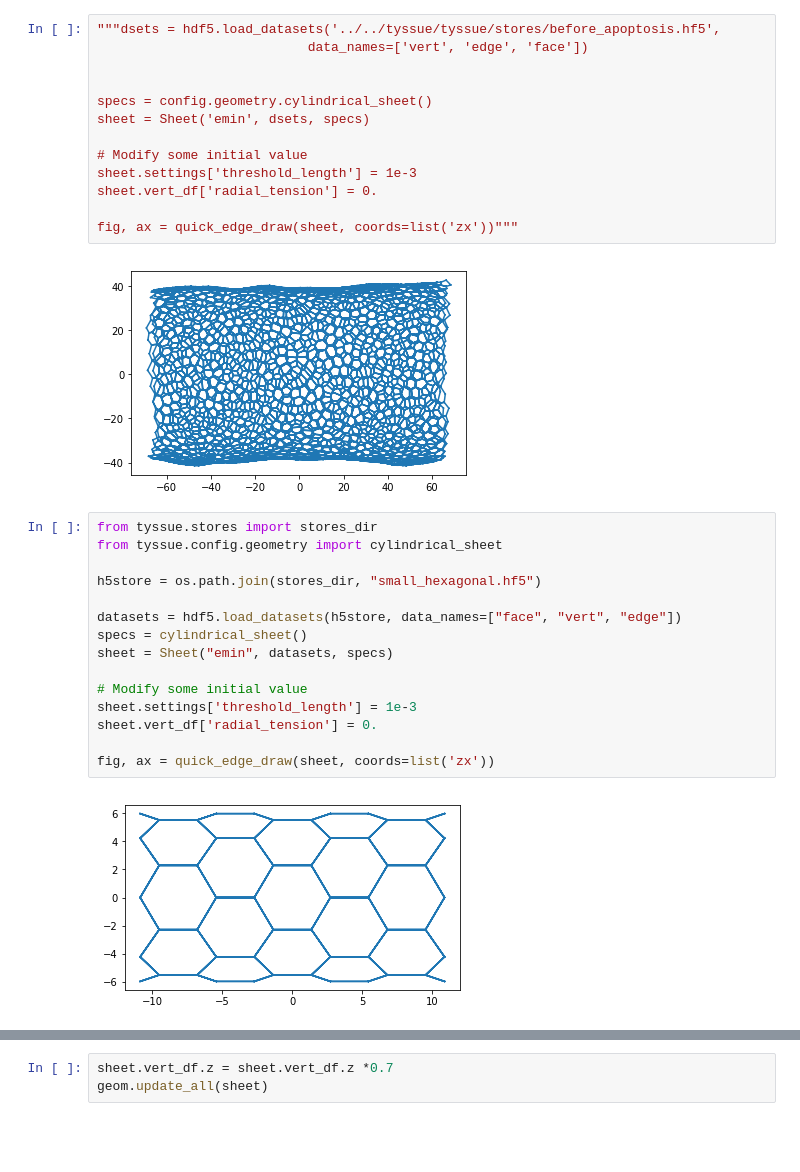
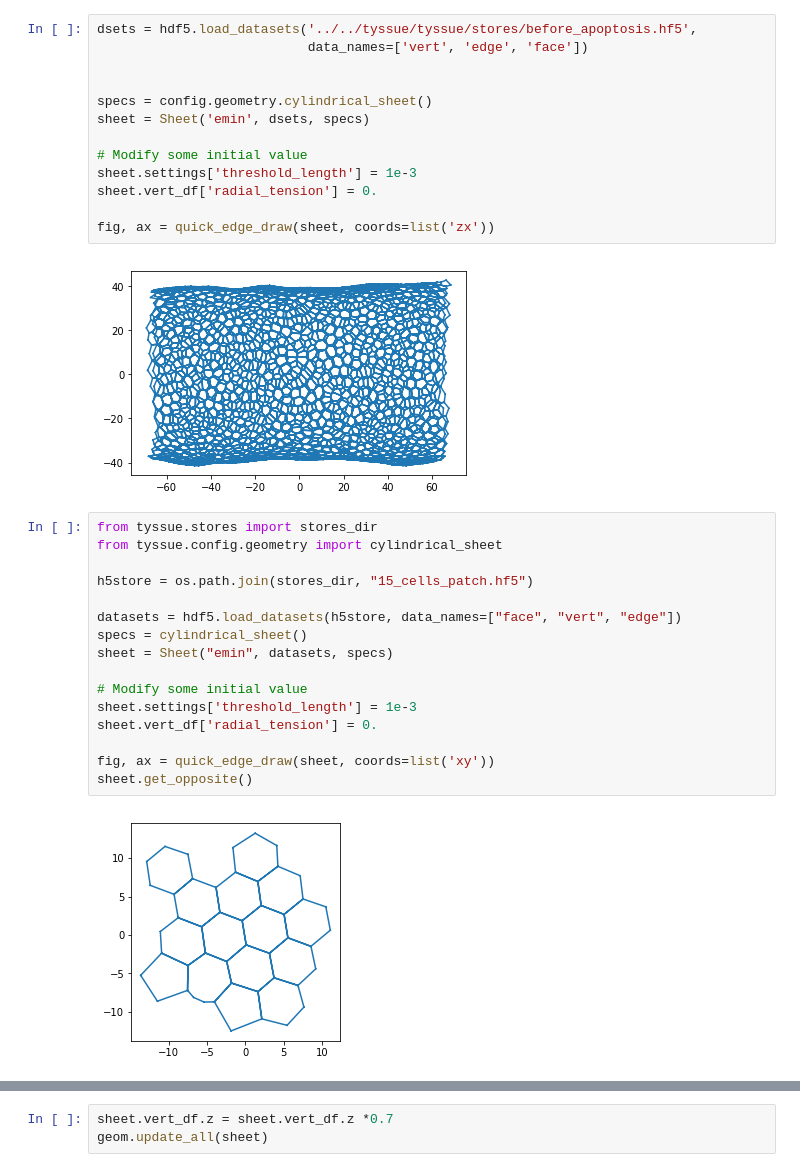
Before and after one commit to suzannelab/polarity, a Jupyter notebook: notebooks/polarity_salbreux.ipynb, the cells around one changed output, grey strips where cells are left out. Cells and saved outputs as stored; diff of their text form; blank space fills up the shorter version.

```diff
--- a/notebooks/polarity_salbreux.ipynb
+++ b/notebooks/polarity_salbreux.ipynb
@@ -40,7 +67,7 @@ EllipsoidBModel = model_factory(
 
 model = EllipsoidBModel
 # %%
-"""dsets = hdf5.load_datasets('../../tyssue/tyssue/stores/before_apoptosis.hf5',
+dsets = hdf5.load_datasets('../../tyssue/tyssue/stores/before_apoptosis.hf5',
                            data_names=['vert', 'edge', 'face'])
 
 
@@ -51,25 +78,26 @@ sheet = Sheet('emin', dsets, specs)
 sheet.settings['threshold_length'] = 1e-3
 sheet.vert_df['radial_tension'] = 0.
 
-fig, ax = quick_edge_draw(sheet, coords=list('zx'))"""
+fig, ax = quick_edge_draw(sheet, coords=list('zx'))
 # %% [output]
 [figure]
 # %%
 from tyssue.stores import stores_dir
 from tyssue.config.geometry import cylindrical_sheet
 
-h5store = os.path.join(stores_dir, "small_hexagonal.hf5")
+h5store = os.path.join(stores_dir, "15_cells_patch.hf5")
 
 datasets = hdf5.load_datasets(h5store, data_names=["face", "vert", "edge"])
 specs = cylindrical_sheet()
 sheet = Sheet("emin", datasets, specs)
 
 # Modify some initial value
 sheet.settings['threshold_length'] = 1e-3
 sheet.vert_df['radial_tension'] = 0.
 
-fig, ax = quick_edge_draw(sheet, coords=list('zx'))
+fig, ax = quick_edge_draw(sheet, coords=list('xy'))
+sheet.get_opposite()
 # %% [output]
-[figure, old version]
+[figure, new version]
 # %%
 # Add column 'C_a' to face_df, which contains the total quantity of protein a in the cell
```
Also changed, not shown: parts of 26 cells of this notebook, 5 other files.
